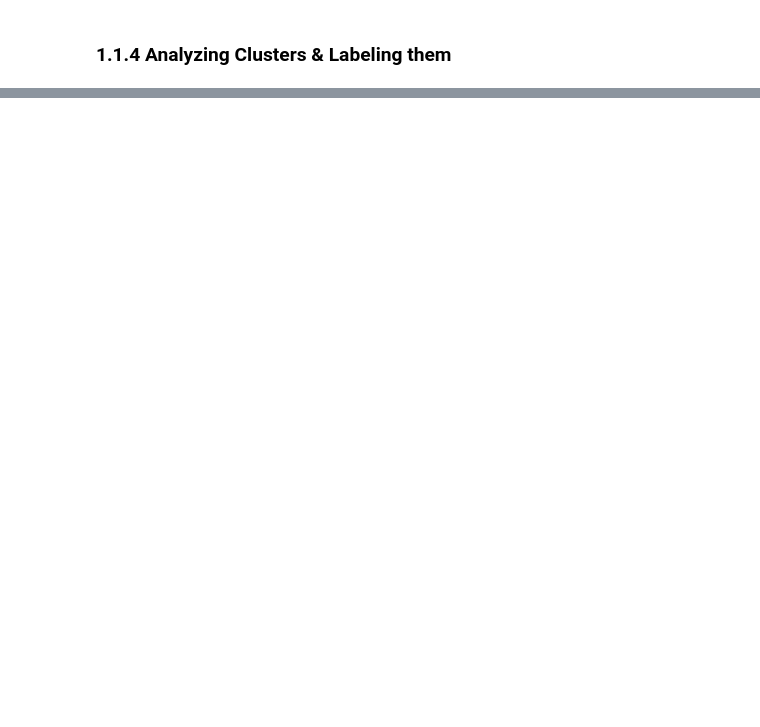
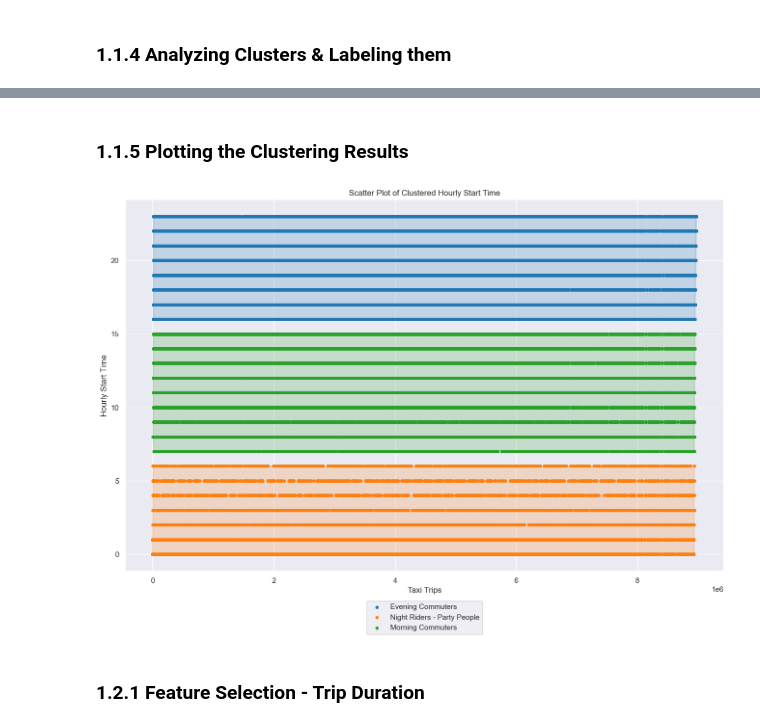
Before and after one commit to Hannah2800/AAA_2023_AdvancedPythonPandas, a Jupyter notebook: Task 3 - Cluster Analysis - Hard Clustering.ipynb, the cells around one changed output, grey strips where cells are left out. Drawn from its saved outputs; the diff is of its cells as text; code cells hidden in the pictures; blank space fills up the shorter version.

```diff
--- a/Task 3 - Cluster Analysis - Hard Clustering.ipynb
+++ b/Task 3 - Cluster Analysis - Hard Clustering.ipynb
@@ -270,0 +340,4 @@ See the caveats in the documentation: https://pandas.pydata.org/pandas-docs/stab
+# %%
+dfChicago_clu_start_time_index = dfChicago_clu_start_time
+dfChicago_clu_start_time_index['Trip_Index'] = dfChicago_clu_start_time_index.index
+dfChicago_clu_start_time_index
@@ -270,0 +358,10 @@ See the caveats in the documentation: https://pandas.pydata.org/pandas-docs/stab
+# %% [markdown]
+### 1.1.5 Plotting the Clustering Results
+# %%
+# Call the function to plot the scatter plot with convex hull boundaries and smaller data points
+plot_scatter_with_hulls(dfChicago_clu_start_time_index.sample(n=100000), x_col='Trip_Index', y_col='start_time_hourly', cluster_col='cluster_number', label_col="Cluster_Label", size_tuple=(16, 10),
+                        dp_size=15, x_label='Taxi Trips', y_label="Hourly Start Time", plot_title='Scatter Plot of Clustered Hourly Start Time', leg_loc='lower center', anchor=(0.5, -0.18))
+# %% [output]
+[figure, added]
+# %% [markdown]
+### 1.2.1 Feature Selection - Trip Duration
```
Also changed, not shown: parts of 57 cells of this notebook.
